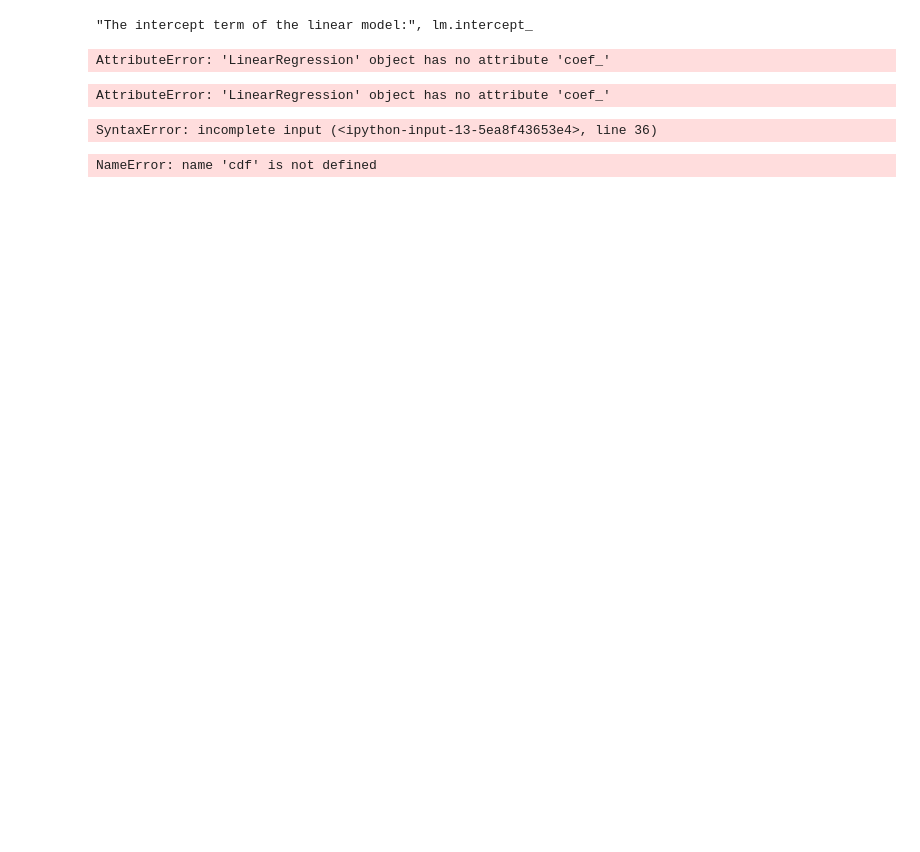
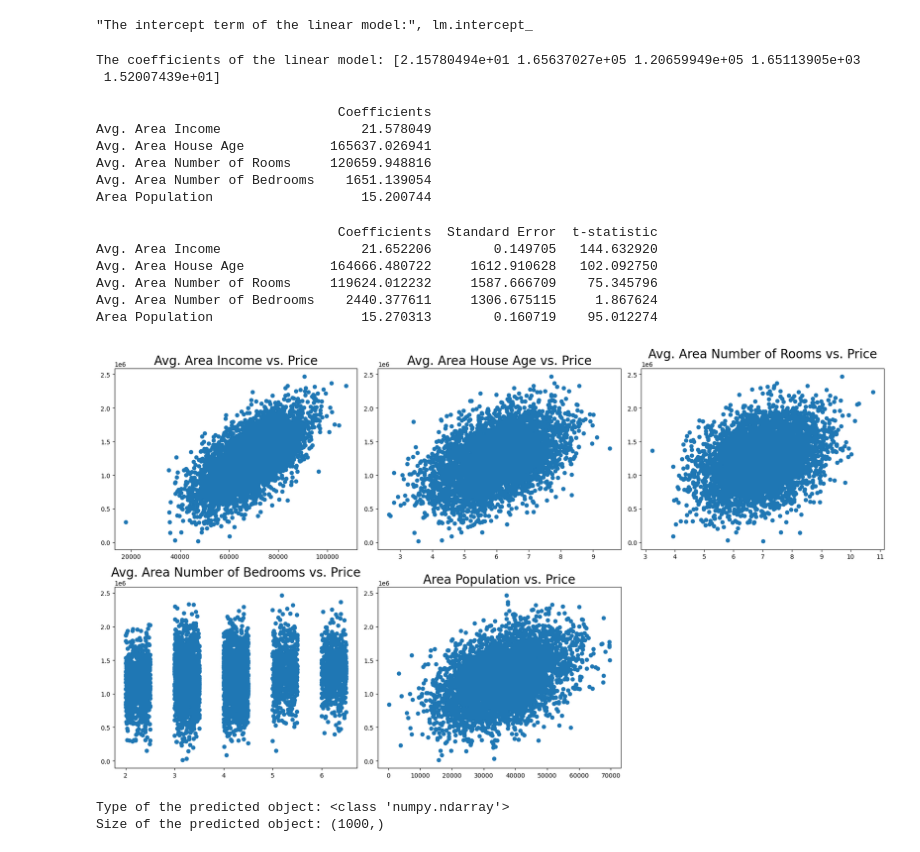
Before and after one commit to rafisaputra116/komputer-grafis, a Jupyter notebook: Prak7.ipynb, the cells around one changed output. Saved outputs shown, nothing was run; the diff lists cells and outputs as text; code cells hidden in the pictures; blank space fills up the shorter version.

```diff
--- a/Prak7.ipynb
+++ b/Prak7.ipynb
@@ -76,4 +73,4 @@ column_list
 # %%
-x = df.drop(['Price','Address'], axis=1)
+X = df.drop(['Price', 'Address'], axis=1)  # Hapus kolom target dan non-numerik
 y = df['Price']
 # %%
@@ -115,7 +120,8 @@ print('"The intercept term of the linear model:", lm.intercept_')
 # %%
 print("The coefficients of the linear model:", lm.coef_)
 # %% [output]
-AttributeError: 'LinearRegression' object has no attribute 'coef_'
+The coefficients of the linear model: [2.15780494e+01 1.65637027e+05 1.20659949e+05 1.65113905e+03
+ 1.52007439e+01]
 # %%
 import pandas as pd
 
@@ -127,7 +133,12 @@ cdf = pd.DataFrame(
 
 print(cdf)
 # %% [output]
-AttributeError: 'LinearRegression' object has no attribute 'coef_'
+                               Coefficients
+Avg. Area Income                  21.578049
+Avg. Area House Age           165637.026941
+Avg. Area Number of Rooms     120659.948816
+Avg. Area Number of Bedrooms    1651.139054
+Area Population                   15.200744
 # %%
 import numpy as np
 import pandas as pd
@@ -164,40 +175,39 @@ cdf["Standard Error"] = se
 
 cdf["t-statistic"] = cdf["Coefficients"] / cdf["Standard Error"]
 
-print(cdf
+print(cdf)
 # %% [output]
-SyntaxError: incomplete input (<ipython-input-13-5ea8f43653e4>, line 36)
+                               Coefficients  Standard Error  t-statistic
+Avg. Area Income                  21.652206        0.149705   144.632920
+Avg. Area House Age           164666.480722     1612.910628   102.092750
+Avg. Area Number of Rooms     119624.012232     1587.666709    75.345796
+Avg. Area Number of Bedrooms    2440.377611     1306.675115     1.867624
+Area Population                   15.270313        0.160719    95.012274
-# %%
-l = list(cdf.index)
-from matplotlib import gridspec
-fig = plt.figure(figsize=(18, 10))
-gs = gridspec.GridSpec(2, 3)
-#f, ax = plt.subplots(mrows=1,ncols=len(1), sharey=True)
-ax0 = plt.subplot(gs[0])
-ax0.scatter(df[l[0]], df["Price"])
-ax0.set_title(l[0] + " vs. Price", fontdict={'fontsize': 20})
-
-ax1 = plt.subplot(gs[1])
-ax1.scatter(df[l[1]], df["Price"])
-ax1.set_title(l[1] + " vs. Price", fontdict={'fontsize': 20})
-
-ax2 = plt.subplot(gs[2])
-ax2.scatter(df[l[2]], df["Price"])
-ax2.set_title(l[2] + " vs. Price", fontdict={'fontsize': 20})
-
-ax3 = plt.subplot(gs[3])
-ax3.scatter(df[l[3]], df["Price"])
-ax3.set_title(l[3] + " vs. Price", fontdict={'fontsize': 20})
-
-ax4 = plt.subplot(gs[4])
-ax4.scatter(df[l[4]], df["Price"])
-ax4.set_title(l[4] + " vs. Price", fontdict={'fontsize': 20})
-# %% [output]
-NameError: name 'cdf' is not defined
+# %%
+import matplotlib.pyplot as plt
+from matplotlib import gridspec
+
+l = list(cdf.index)  # Berisi nama fitur seperti 'Avg. Area Income', dsb
+
+fig = plt.figure(figsize=(18, 10))
+gs = gridspec.GridSpec(2, 3)  # 2 baris, 3 kolom grid (cukup untuk 5 plot)
+
+for i in range(len(l)):
+    ax = fig.add_subplot(gs[i])
+    ax.scatter(df[l[i]], df['Price'])  # Akses kolom, bukan baris!
+    ax.set_title(f"{l[i]} vs. Price", fontdict={'fontsize': 20})
+
+plt.tight_layout()
+plt.show()
+# %% [output]
+[figure, added]
 # %%
 predictions = lm.predict(X_test)  # pastikan variabel input bernama X_test, tanpa karakter aneh
 print("Type of the predicted object:", type(predictions))
 print("Size of the predicted object:", predictions.shape)
+# %% [output]
+Type of the predicted object: <class 'numpy.ndarray'>
+Size of the predicted object: (1000,)
 # %%
 plt.figure(figsize=(10,7))
 plt.title("Actual vs. predicted house prices", fontsize=25)
```
Also changed, not shown: parts of 12 cells of this notebook.
